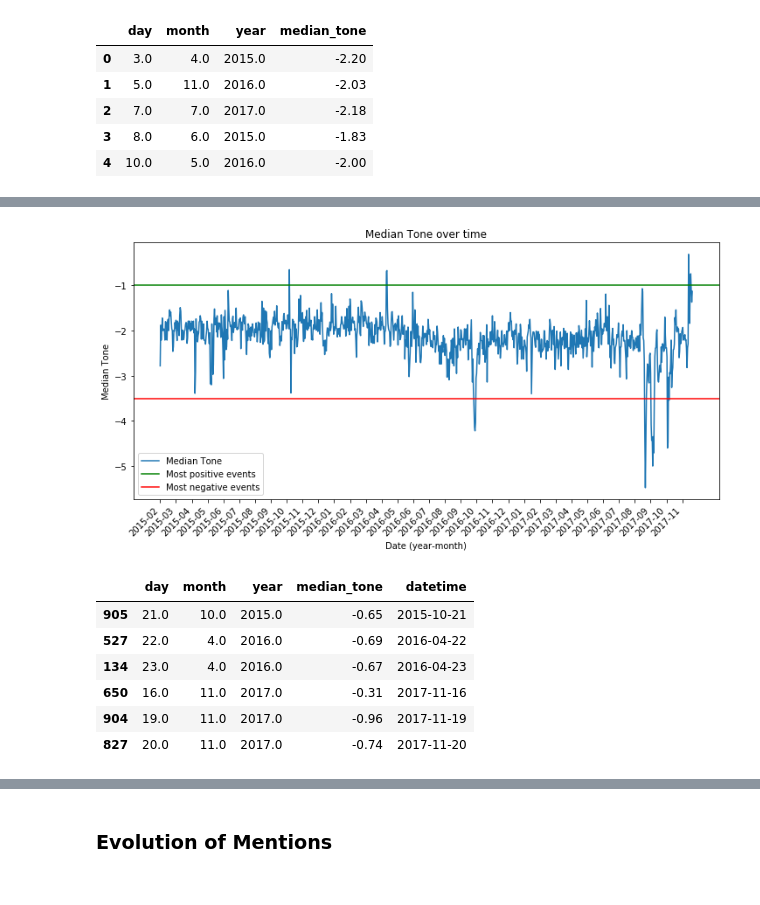
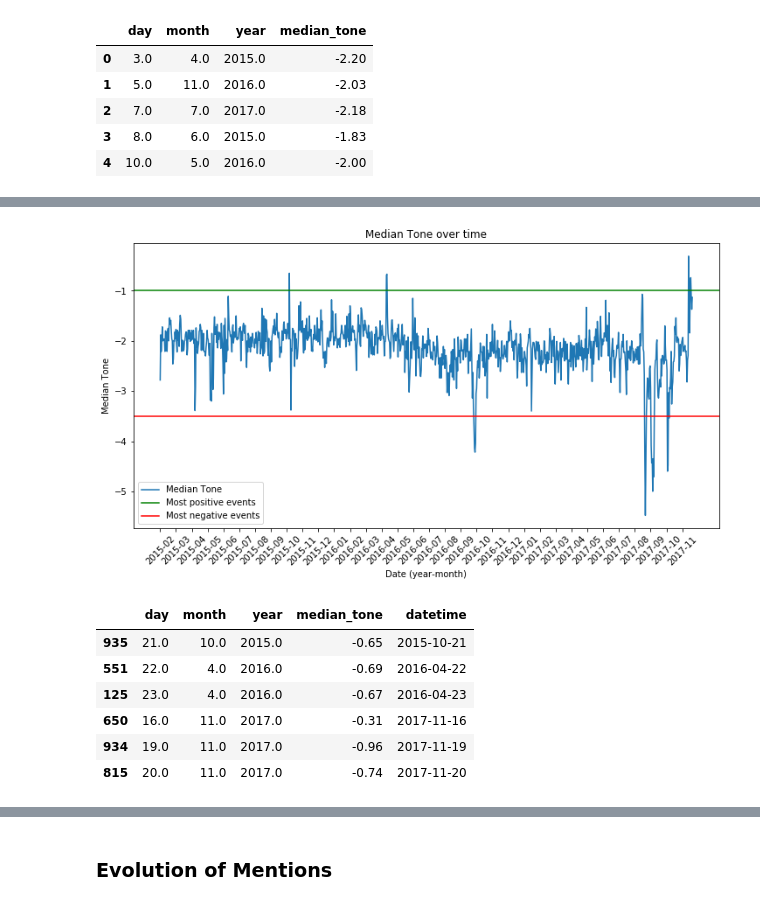
Before and after one commit to damlobster/ada2018, a Jupyter notebook: src/Milestone3.ipynb, the cells around one changed output, grey strips where cells are left out. Saved outputs shown, nothing was run; the diff lists cells and outputs as text; code cells hidden in the pictures.

```diff
--- a/src/Milestone3.ipynb
+++ b/src/Milestone3.ipynb
@@ -177,11 +187,10 @@ Here we analyse the tone of the news of environment-related events in the world.
 We want to grasp the tone of these news in the world in a chronological manner to see how these events are perceived during time.
 # %%
 DATA_PATH = "data/from_cluster/"
-# %%
-spark = SparkSession.builder.getOrCreate()
 # %%
 tones_df = spark.read.parquet(DATA_PATH  + "tone_mean_count_5themes_median.parquet")
 tones = tones_df.toPandas()
+tones.dropna(inplace=True)
 tones.head()
 # %% [output]
 |  | day | month | year | median_tone |
@@ -204,27 +223,28 @@ tones.head()
 # %%
-ax = tones.plot('datetime','median_tone',figsize=(12,6), label="Median Tone")
+plt.figure(figsize=(12,6))
+ax, = plt.plot(tones.datetime,tones.median_tone,label="Median Tone")
 # display a label every month
 ticks = tones.datetime.values[0::30]
 labels = [str(t).split('-')[0] + "-" + str(t).split('-')[1] for t in ticks]
 plt.xticks(ticks, labels, rotation=45)
 plt.xlabel("Date (year-month)")
 plt.ylabel("Median Tone")
 plt.title("Median Tone over time")
-plt.axhline(y=-1, color='g',label="Most positive events")
-plt.axhline(y=-3.5, color='red', label="Most negative events")
-handles, labels = ax.get_legend_handles_labels()
-ax.legend(handles, labels)
+high_th = plt.axhline(y=-1, color='g',label="Most positive events")
+low_th = plt.axhline(y=-3.5, color='red', label="Most negative events")
+plt.legend(handles=[ax, high_th, low_th], loc=3)
 plt.show()
 # %% [output]
-[figure, old version]
+[figure, new version]
 # %%
-tones[(tones['median_tone']>-1) & (tones['median_tone']!=0)]
+pos_tones_peaks = tones[(tones['median_tone']>-1) & (tones['median_tone']!=0)]
+pos_tones_peaks
 # %% [output]
 |  | day | month | year | median_tone | datetime |
-| 905 | 21.0 | 10.0 | 2015.0 | -0.65 | 2015-10-21 |
-| 527 | 22.0 | 4.0 | 2016.0 | -0.69 | 2016-04-22 |
-| 134 | 23.0 | 4.0 | 2016.0 | -0.67 | 2016-04-23 |
+| 935 | 21.0 | 10.0 | 2015.0 | -0.65 | 2015-10-21 |
+| 551 | 22.0 | 4.0 | 2016.0 | -0.69 | 2016-04-22 |
+| 125 | 23.0 | 4.0 | 2016.0 | -0.67 | 2016-04-23 |
 | 650 | 16.0 | 11.0 | 2017.0 | -0.31 | 2017-11-16 |
-| 904 | 19.0 | 11.0 | 2017.0 | -0.96 | 2017-11-19 |
-| 827 | 20.0 | 11.0 | 2017.0 | -0.74 | 2017-11-20 |
+| 934 | 19.0 | 11.0 | 2017.0 | -0.96 | 2017-11-19 |
+| 815 | 20.0 | 11.0 | 2017.0 | -0.74 | 2017-11-20 |
 # %%
```
Also changed, not shown: parts of 25 cells of this notebook.
